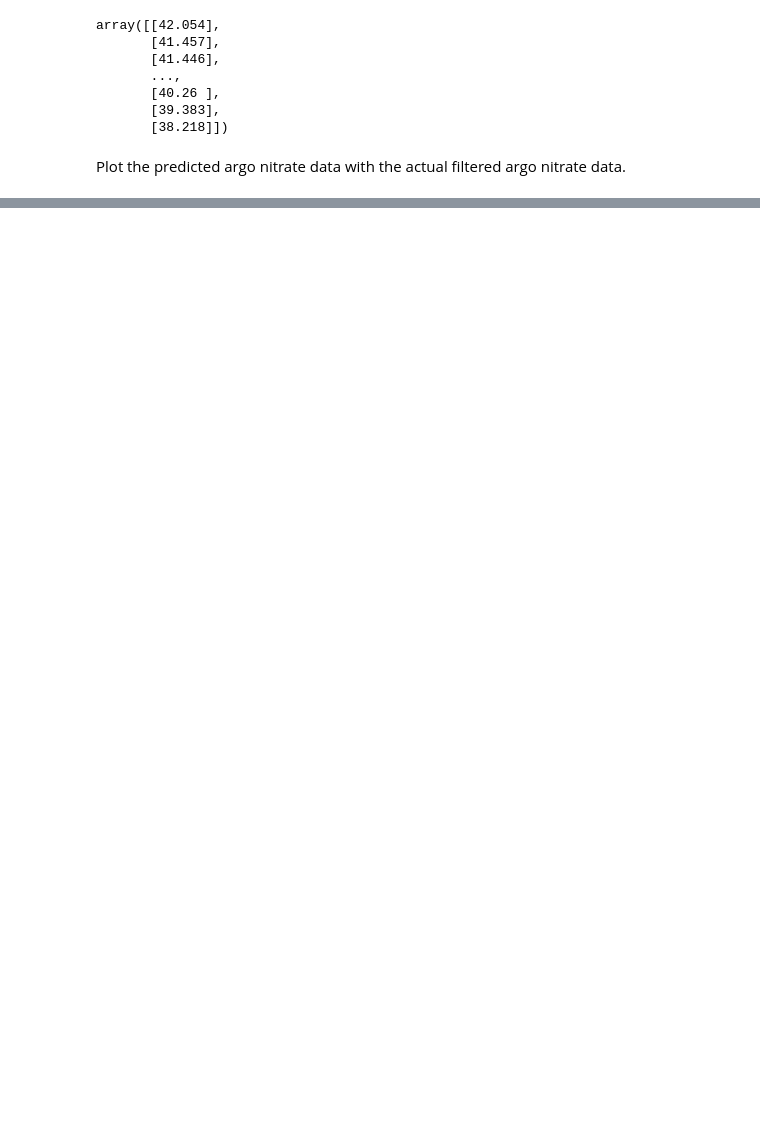
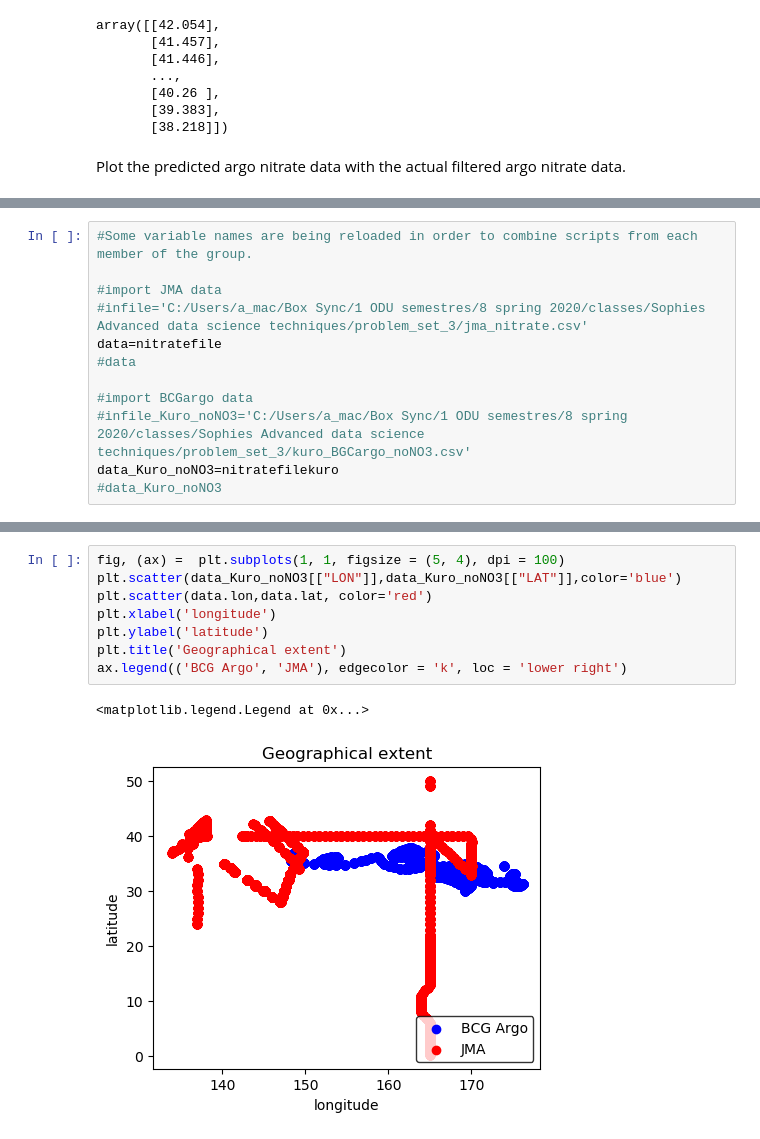
Before and after one commit to seina001/MikeAlfonsoSveinn_pset3, a Jupyter notebook: KNN_nitrate_MikeAlfonsoSveinn_combined.ipynb, the cells around one changed output, grey strips where cells are left out. Cells and saved outputs as stored; diff of their text form; blank space fills up the shorter version.

Commit message:
Combined scripts, SVE edited 12:47 3/23)

```diff
--- a/KNN_nitrate_MikeAlfonsoSveinn_combined.ipynb
+++ b/KNN_nitrate_MikeAlfonsoSveinn_combined.ipynb
@@ -318,0 +349,12 @@ RMSE = 2.5627586437
+# %%
+#Some variable names are being reloaded in order to combine scripts from each member of the group.
+
+#import JMA data
+#infile='C:/Users/a_mac/Box Sync/1 ODU semestres/8 spring 2020/classes/Sophies Advanced data science techniques/problem_set_3/jma_nitrate.csv'
+data=nitratefile
+#data
+
+#import BCGargo data
+#infile_Kuro_noNO3='C:/Users/a_mac/Box Sync/1 ODU semestres/8 spring 2020/classes/Sophies Advanced data science techniques/problem_set_3/kuro_BGCargo_noNO3.csv'
+data_Kuro_noNO3=nitratefilekuro
+#data_Kuro_noNO3
@@ -318,0 +363,11 @@ RMSE = 2.5627586437
+# %%
+fig, (ax) =  plt.subplots(1, 1, figsize = (5, 4), dpi = 100)
+plt.scatter(data_Kuro_noNO3[["LON"]],data_Kuro_noNO3[["LAT"]],color='blue')
+plt.scatter(data.lon,data.lat, color='red')
+plt.xlabel('longitude')
+plt.ylabel('latitude')
+plt.title('Geographical extent')
+ax.legend(('BCG Argo', 'JMA'), edgecolor = 'k', loc = 'lower right')
+# %% [output]
+<matplotlib.legend.Legend at 0x...>
+[figure, added]
```
Also changed, not shown: parts of 60 cells of this notebook.
